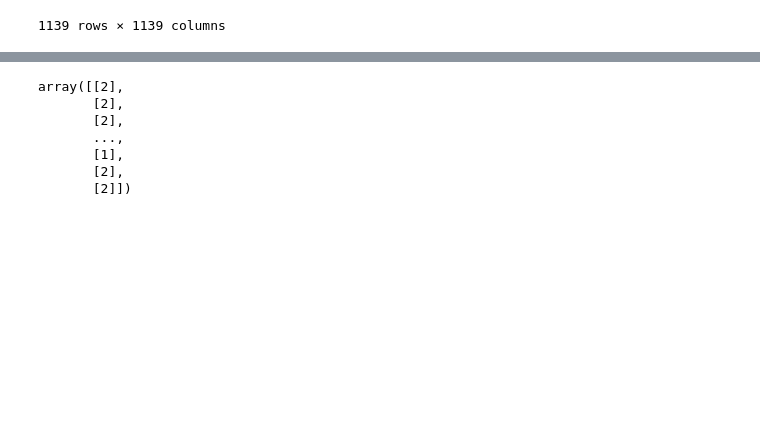
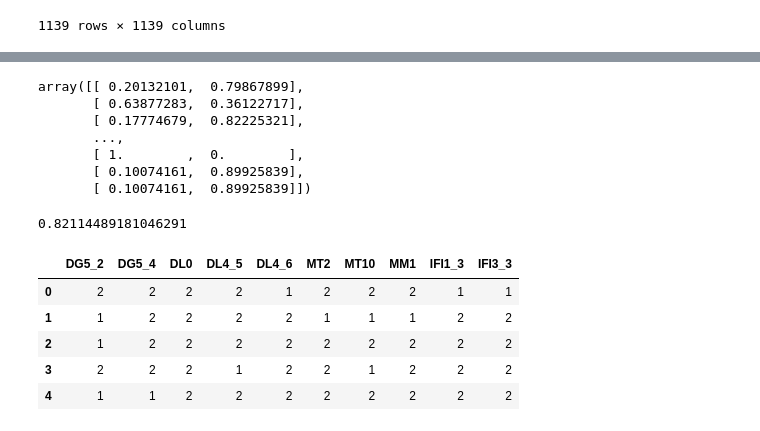
Before and after one commit to anntenna/WiDS-Competition, a Jupyter notebook: Predict Gender from survey responses.ipynb, the cells around one changed output, grey strips where cells are left out. Cells and saved outputs as stored; diff of their text form; code cells hidden in the pictures; blank space fills up the shorter version.

```diff
--- a/Predict Gender from survey responses.ipynb
+++ b/Predict Gender from survey responses.ipynb
@@ -120,0 +120,3 @@ X_small = train[['DL0','MT2','MT10']]
+# %%
+X_final = X_small.loc[:, X_small.columns != 'is_female']
+Y = X_small['is_female']
@@ -121,6 +139,6 @@ X_small = train[['DL0','MT2','MT10']]
 # %%
 from sklearn.linear_model import SGDClassifier
 # %%
-clf = SGDClassifier(loss="log", penalty="l2")
-clf.fit(X_small, Y)
+clf = SGDClassifier(loss="modified_huber", penalty="l2", alpha=0.01)
+clf.fit(X_final, Y)
 # %% [output]
@@ -136,13 +152,28 @@ X_test = test[['DL0','MT2','MT10']]
+# %%
+X_test = test[X_final.columns.values]
 # %%
-clf.transform(X_test)
+clf.predict_proba(X_test)
 # %% [output]
-array([[2],
-       [2],
-       [2],
+array([[ 0.20132101,  0.79867899],
+       [ 0.63877283,  0.36122717],
+       [ 0.17774679,  0.82225321],
        ...,
-       [1],
-       [2],
-       [2]])
+       [ 1.        ,  0.        ],
+       [ 0.10074161,  0.89925839],
+       [ 0.10074161,  0.89925839]])
+# %%
+clf.score(X_final, Y)
+# %% [output]
+0.82114489181046291
+# %%
+X_test.head()
+# %% [output]
+|  | DG5_2 | DG5_4 | DL0 | DL4_5 | DL4_6 | MT2 | MT10 | MM1 | IFI1_3 | IFI3_3 |
+| 0 | 2 | 2 | 2 | 2 | 1 | 2 | 2 | 2 | 1 | 1 |
+| 1 | 1 | 2 | 2 | 2 | 2 | 1 | 1 | 1 | 2 | 2 |
+| 2 | 1 | 2 | 2 | 2 | 2 | 2 | 2 | 2 | 2 | 2 |
+| 3 | 2 | 2 | 2 | 1 | 2 | 2 | 1 | 2 | 2 | 2 |
+| 4 | 1 | 1 | 2 | 2 | 2 | 2 | 2 | 2 | 2 | 2 |
 # %%
 probs = [x[1] for x in clf.predict_proba(X_test)]
 test['is_female'] = probs
```
Also changed, not shown: parts of 18 cells of this notebook.
